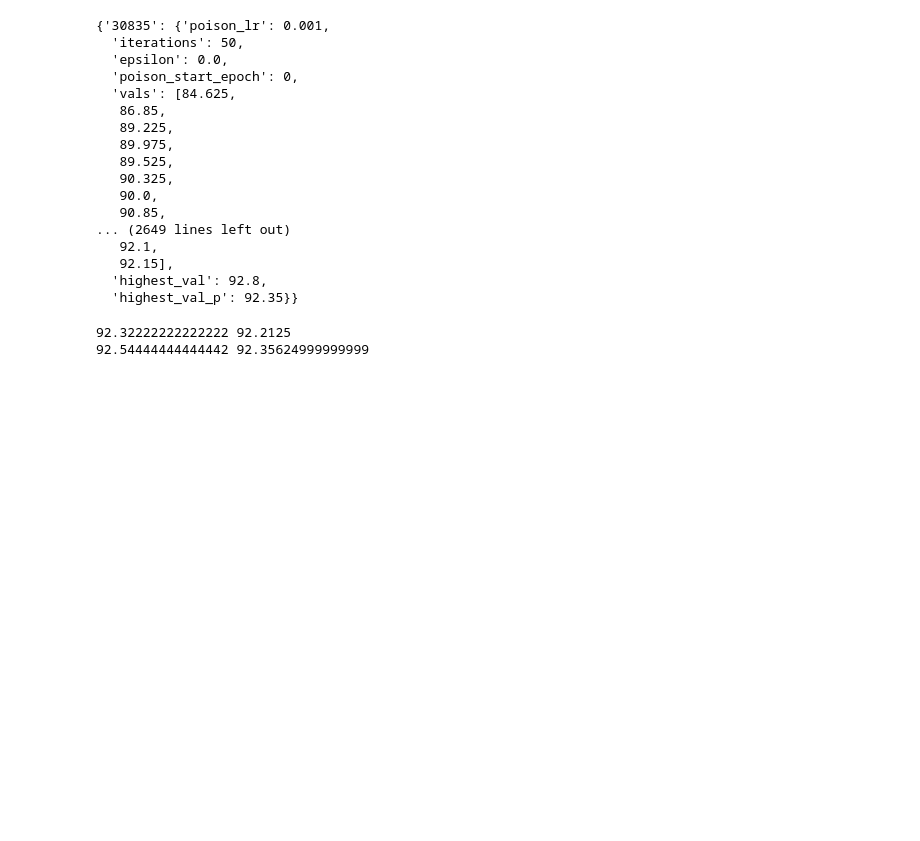
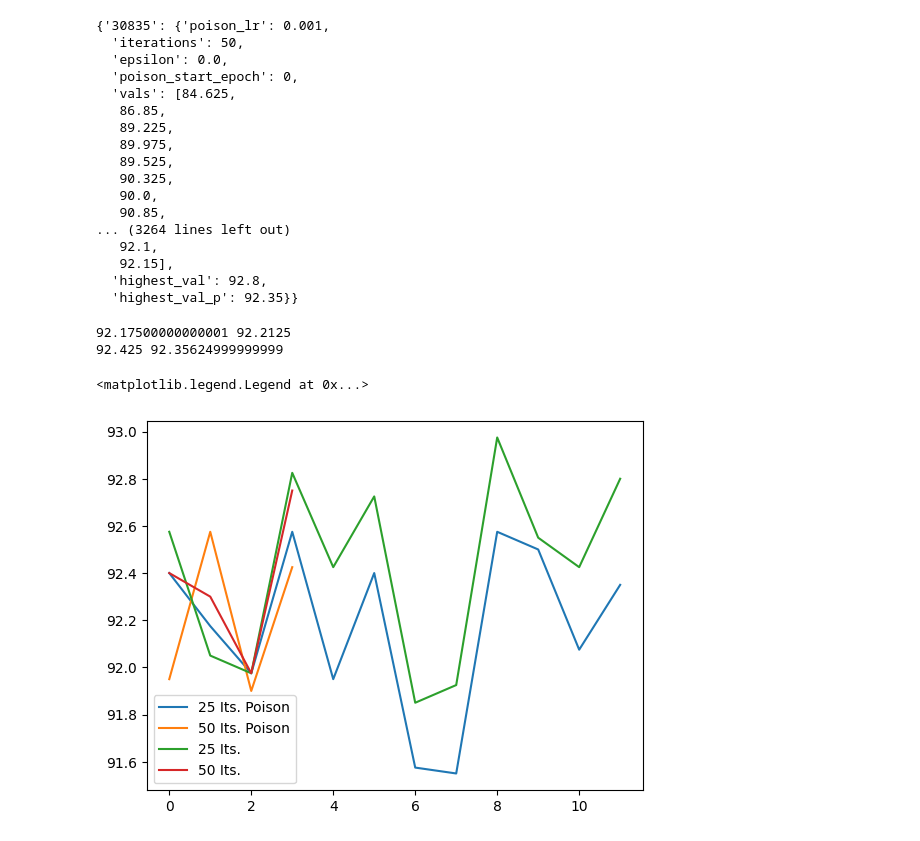
Before and after one commit to awesomealex1/minf2, a Jupyter notebook: hp_exploration.ipynb, the cells around one changed output. Drawn from its saved outputs; the diff is of its cells as text; code cells hidden in the pictures; blank space fills up the shorter version.

```diff
--- a/hp_exploration.ipynb
+++ b/hp_exploration.ipynb
@@ -12,7 +12,7 @@ def get_hp_args_from_txt(path):
         # Step 2: Define regex patterns to extract the values
         poison_lr_pattern = r"'poison_lr'\s*:\s*([0-9.]+)"
         iterations_pattern = r"'iterations'\s*:\s*(\d+)"
-        epsilon_pattern = r"'epsilon'\s*:\s*(\d+)"
+        epsilon_pattern = r"'epsilon'\s*:\s*([0-9.]+)"
         poison_start_epoch_pattern = r"'poison_start_epoch'\s*:\s*(\d+)"
 
         # Step 3: Extract the values using regex
@@ -84,7 +84,7 @@ runs
    90.325,
    90.0,
    90.85,
-... (2649 lines left out)
+... (3264 lines left out)
    92.1,
    92.15],
   'highest_val': 92.8,
@@ -92,15 +92,23 @@ runs
 # %%
 it25 = [runs[run] for run in runs if runs[run]["iterations"] == 25]
 it50 = [runs[run] for run in runs if runs[run]["iterations"] == 50]
 
 it25_highest_val_p = [run["highest_val_p"] for run in it25]
 it50_highest_val_p = [run["highest_val_p"] for run in it50]
 
 it25_highest_val = [run["highest_val"] for run in it25]
 it50_highest_val = [run["highest_val"] for run in it50]
 
 print(np.mean(it25_highest_val_p), np.mean(it50_highest_val_p))
 print(np.mean(it25_highest_val), np.mean(it50_highest_val))
+
+plt.plot(it25_highest_val_p, label="25 Its. Poison")
+plt.plot(it50_highest_val_p, label="50 Its. Poison")
+plt.plot(it25_highest_val, label="25 Its.")
+plt.plot(it50_highest_val, label="50 Its.")
+plt.legend()
 # %% [output]
-92.32222222222222 92.2125
-92.54444444444442 92.35624999999999
+92.17500000000001 92.2125
+92.425 92.35624999999999
+<matplotlib.legend.Legend at 0x...>
+[figure, added]
```
Also changed, not shown: parts of 3 cells of this notebook, 5 other files.
